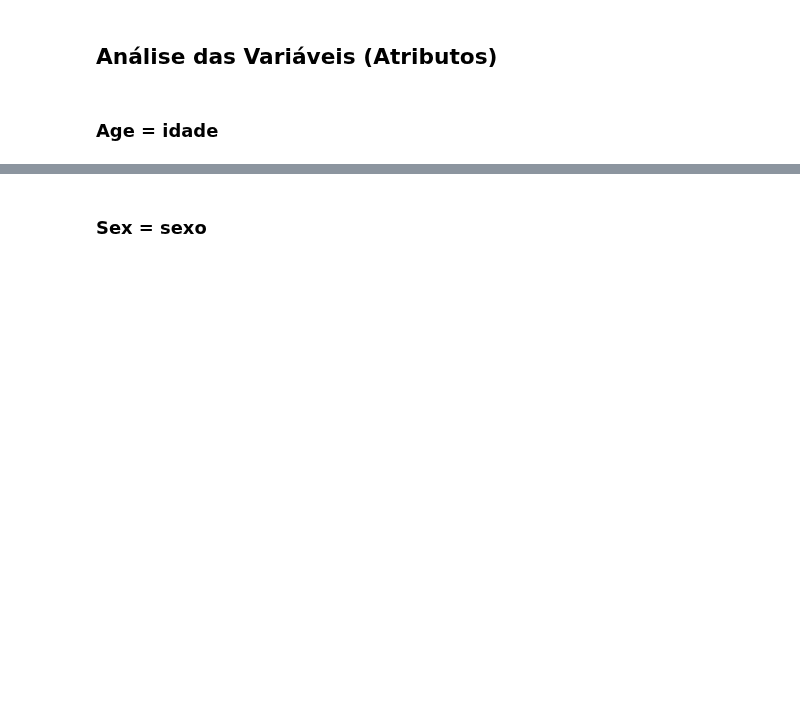
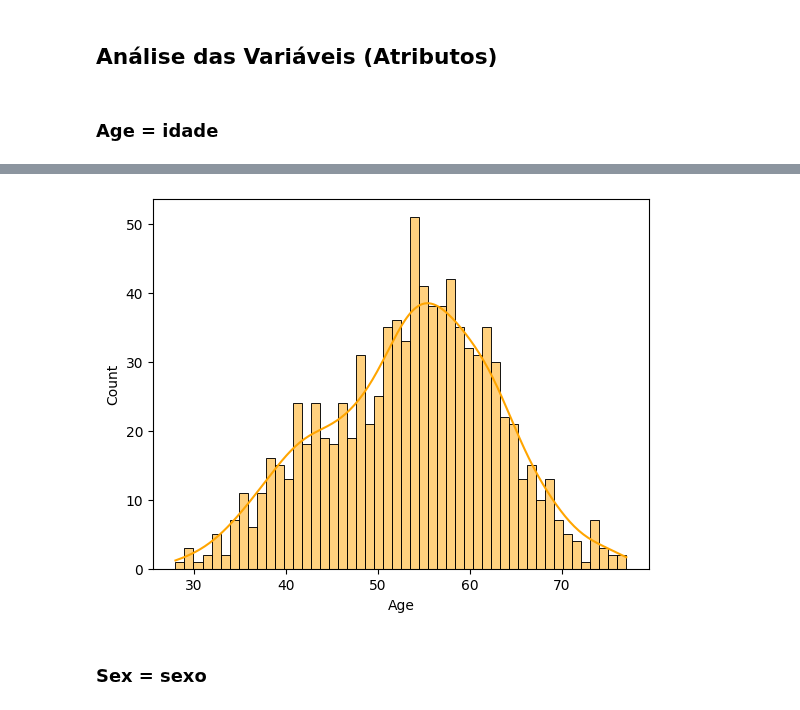
Before and after one commit to diegodila/AIEngineering, a Jupyter notebook: machine_learning/tratamento_classificacao.ipynb, the cells around one changed output, grey strips where cells are left out. Cells and saved outputs as stored; diff of their text form; code cells hidden in the pictures; blank space fills up the shorter version.

```diff
--- a/machine_learning/tratamento_classificacao.ipynb
+++ b/machine_learning/tratamento_classificacao.ipynb
@@ -49,3 +117,7 @@ sns.histplot(dados, x='Age', bins=30, color="orange", kde=True, stat="count");
+# %%
+sns.histplot(dados, x='Age', bins=50, color="orange", kde=True, stat="count");
+# %% [output]
+[figure, added]
 # %% [markdown]
 ### **Sex = sexo**
 # %%
```
Also changed, not shown: parts of 13 cells of this notebook.
